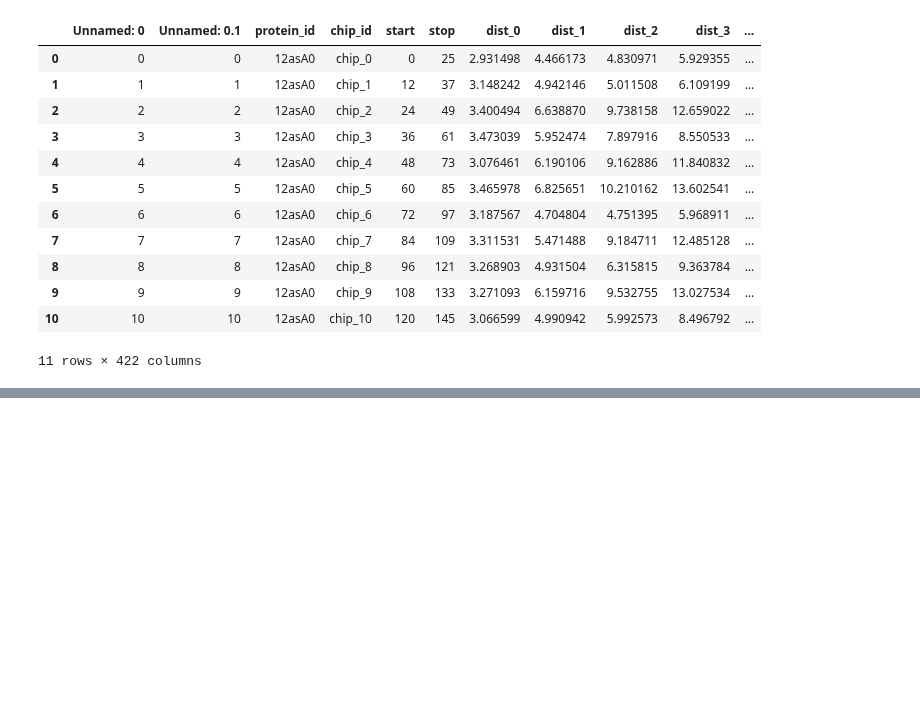
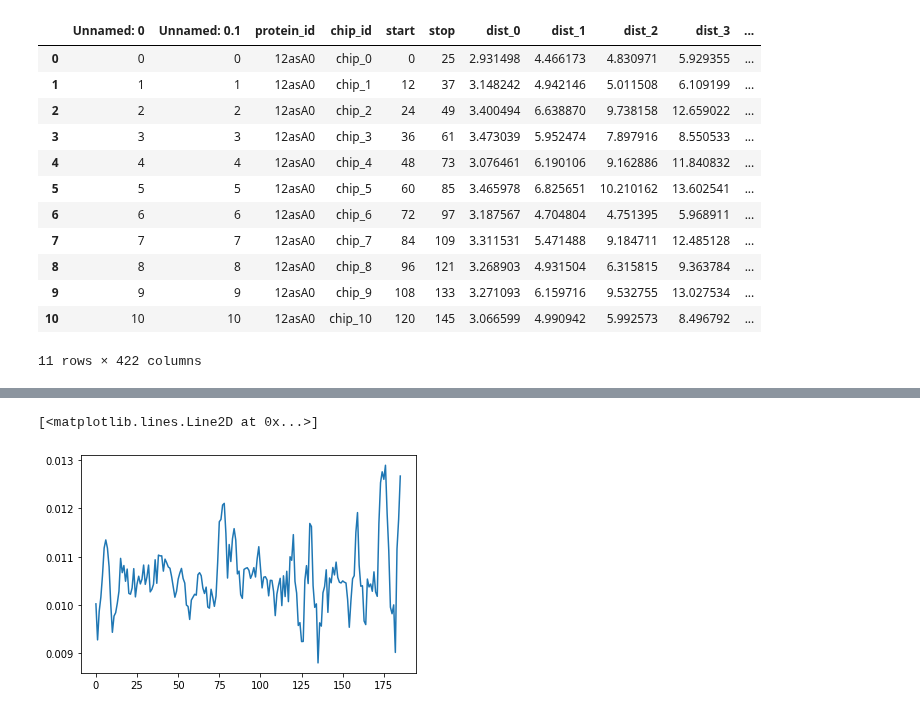
Before and after one commit to koneill1994/Protein_TDA_Analysis, a Jupyter notebook: Visualizer_prototype.ipynb, the cells around one changed output, grey strips where cells are left out. Saved outputs shown, nothing was run; the diff lists cells and outputs as text; code cells hidden in the pictures; blank space fills up the shorter version.

Commit message:
Tentative prediction code, needs bugfixing

```diff
--- a/Visualizer_prototype.ipynb
+++ b/Visualizer_prototype.ipynb
@@ -643,8 +643,10 @@ def rmse(a,b):
     return np.sqrt(np.mean((a-b)**2))
 
 def eval_test_data_new(leaf_df,dataset):
+    output_df=pandas.DataFrame()
+
     for protein in pandas.unique(leaf_df['protein_id']):
-
+        print(protein)
         mean_ss=[]
         gt_names=["pred_gt_"+ss for ss in "HBEGITS"]
 
@@ -670,7 +672,8 @@ def eval_test_data_new(leaf_df,dataset):
         gt_avg['psipred_sheet']=input_features[protein][1].astype(np.float)
         gt_avg['psipred_coil']=input_features[protein][2].astype(np.float)
 
-        return gt_avg
+        output_df.append(gt_avg)
+    return output_df
 
 
 
@@ -739,0 +743,9 @@ Name: psipred_helix, Length: 186, dtype: float64
+# %%
+plt.cla=False
+
+plt.plot(prediction_df["pred_ss_H"])
+# plt.plot(prediction_df["ground_truth_H"])
+# prediction_df["pred_ss_H"]
+# %% [output]
+[<matplotlib.lines.Line2D at 0x...>]
+[figure, added]
```
Also changed, not shown: parts of 5 cells of this notebook.
